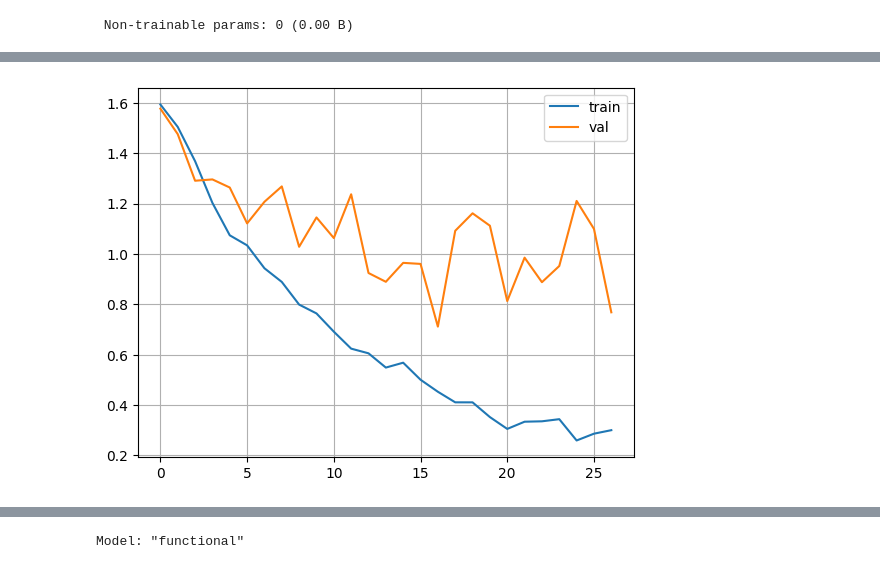
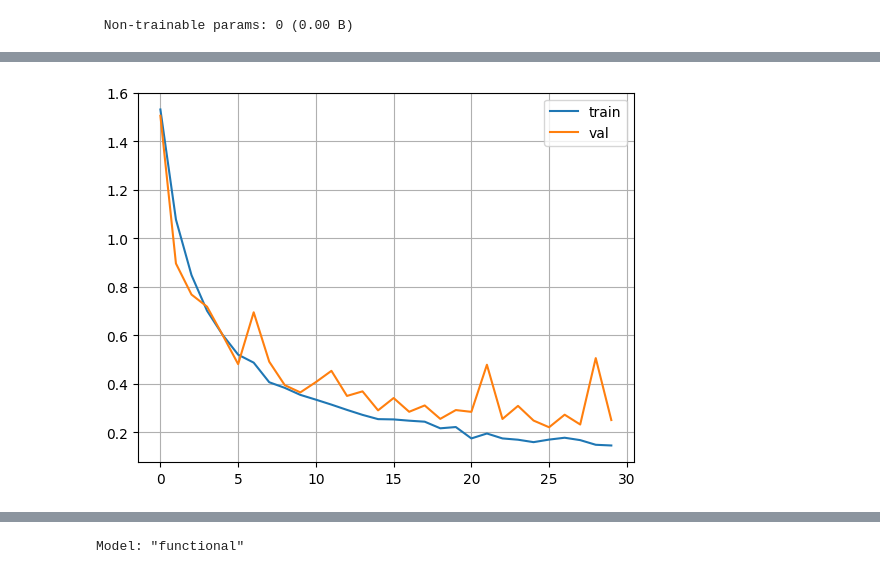
Before and after one commit to TMarszalek129/SpeechRecognition, a Jupyter notebook: SpeechRec.ipynb, the cells around one changed output, grey strips where cells are left out. Saved outputs shown, nothing was run; the diff lists cells and outputs as text; code cells hidden in the pictures.

Commit message:
The way of training changed and model with deeper convolutional layers added

```diff
--- a/SpeechRec.ipynb
+++ b/SpeechRec.ipynb
@@ -471,6 +428,6 @@ print(y.shape)
 # %%
-X_train, X_val, y_train, y_val = train_test_split(X, y, test_size=0.2, random_state=777, shuffle=True)
-
-print("X_train len", len(X_train))
-print("X_val len", len(X_val))
+X_train_60 = X_train[:int(0.6 * len(X_train))]
+y_train_60 = y_train[:int(0.6 * len(y_train))]
+print("X_train len", len(X_train_60))
+print("y_train len", len(y_train_60))
 # %% [output]
@@ -646,6 +592,6 @@ print(y.shape)
 # %%
-X_train, X_val, y_train, y_val = train_test_split(X, y, test_size=0.2, random_state=777, shuffle=True)
-
-print("X_train len", len(X_train))
-print("X_val len", len(X_val))
+X_train_40 = X_train[:int(0.4 * len(X_train))]
+y_train_40 = y_train[:int(0.4 * len(y_train))]
+print("X_train len", len(X_train_40))
+print("y_train len", len(y_train_40))
 # %% [output]
@@ -716,9 +662,9 @@ Model: "functional"
 # %%
 model.compile(optimizer='adam', loss='categorical_crossentropy', metrics=['accuracy'])
 es = EarlyStopping(monitor='val_loss', mode='min', verbose=1, patience=10, min_delta=0.0001)
-mc = ModelCheckpoint('best_model_dec8.hdf5.keras', monitor='val_accuracy', verbose=1, save_best_only=True, mode='max')
+mc = ModelCheckpoint('best_model_40.hdf5.keras', monitor='val_accuracy', verbose=1, save_best_only=True, mode='max')
 num_epoch = 30
 # %%
-history=model.fit(X_train, y_train ,epochs=num_epoch, callbacks=[es,mc], batch_size=32, validation_data=(X_val,y_val))
+history=model.fit(X_train_40, y_train_40 ,epochs=num_epoch, callbacks=[es,mc], batch_size=32, validation_data=(X_val,y_val))
 # %% [output]
 Epoch 1/30
@@ -743,10 +689,10 @@ model = load_model('best_model_dec8.hdf5.keras')
 # %%
-epochs = 27
+epochs = num_epoch
 plt.figure()
 plt.plot(range(epochs),history.history['loss'], label='train')
 plt.plot(range(epochs),history.history['val_loss'], label='val')
 plt.legend()
 plt.grid()
 plt.show()
 # %% [output]
-[figure, old version]
+[figure, new version]
```
Also changed, not shown: parts of 132 cells of this notebook.
